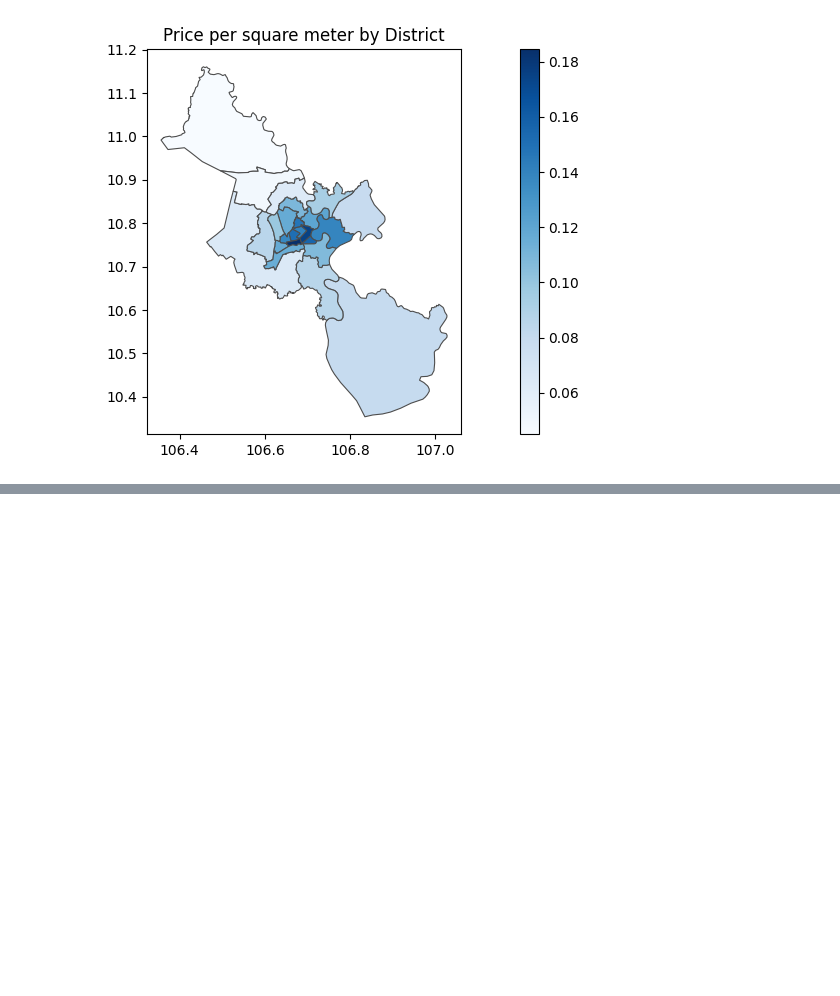
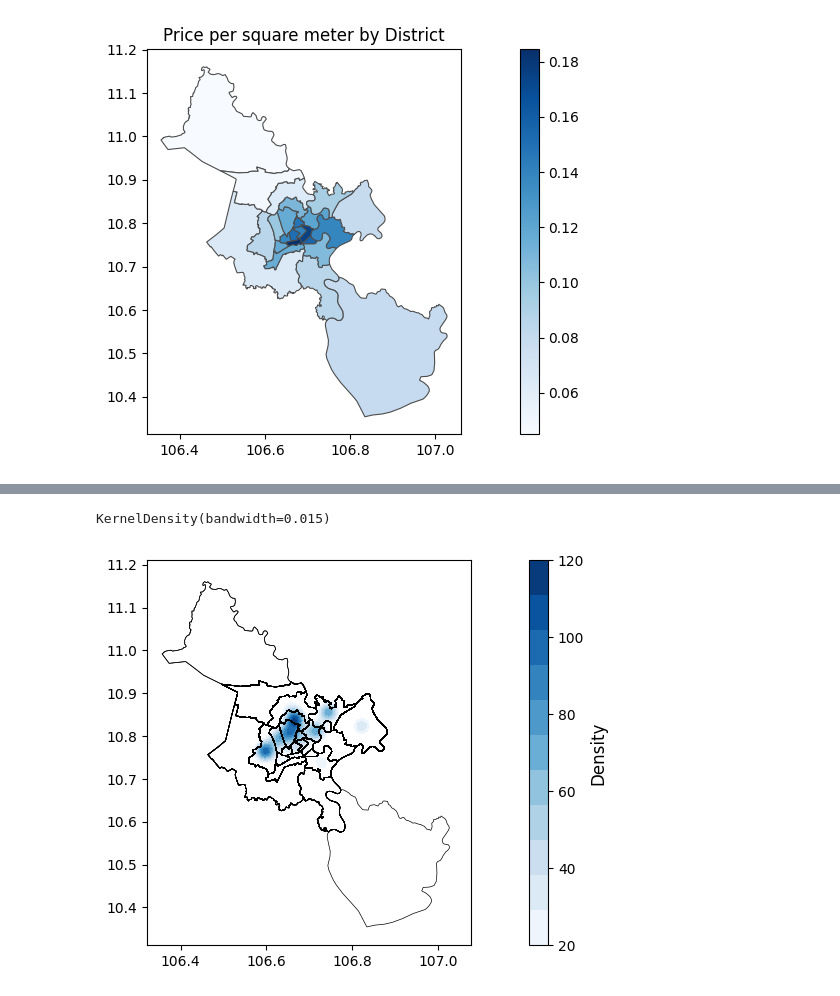
Before and after one commit to vtphatt2/House-Price-Prediction, a Jupyter notebook: KDE/VisualizeData.ipynb, the cells around one changed output, grey strips where cells are left out. Saved outputs shown, nothing was run; the diff lists cells and outputs as text; code cells hidden in the pictures; blank space fills up the shorter version.

Commit message:
KDE/VisualizeData.ipynb, SummaryFiles/submit_file.ipynb - write report, edit file

```diff
--- a/KDE/VisualizeData.ipynb
+++ b/KDE/VisualizeData.ipynb
@@ -88,0 +64,42 @@ plt.show()
+# %%
+data = pd.read_csv('../Data/data_with_gadm.csv')
+
+# Chuyển đổi cột 'geometry' sang GeoDataFrame
+gdf = gpd.GeoDataFrame(data, geometry=gpd.GeoSeries.from_wkt(data['geometry']))
+
+# Trích xuất tọa độ trung tâm của mỗi quận
+gdf['centroid'] = gdf.geometry.centroid.apply(lambda point: (point.x, point.y))
+
+# Trích xuất tọa độ
+coordinates = np.array(gdf['centroid'].tolist())
+
+# Tạo KDE
+kde = KernelDensity(bandwidth=0.015, metric='euclidean')
+kde.fit(coordinates)
+# %% [output]
+KernelDensity(bandwidth=0.015)
+# %%
+# Đánh giá KDE trên một lưới điểm
+xmin, ymin, xmax, ymax = gdf.total_bounds
+xgrid = np.linspace(xmin + 0.05, xmax + 0.05, 100)
+ygrid = np.linspace(ymin + 0.05, ymax + 0.05, 100)
+X, Y = np.meshgrid(xgrid, ygrid)
+xy_sample = np.vstack([X.ravel(), Y.ravel()]).T
+Z = kde.score_samples(xy_sample)
+Z = np.exp(Z).reshape(X.shape)
+
+# Vẽ heatmap
+fig, ax = plt.subplots(1, 1, figsize=(15, 5))
+contour = ax.contourf(X, Y, Z, levels=np.linspace(20, 120, 12), cmap='Blues')
+
+# Thêm và tùy chỉnh color bar
+cbar = plt.colorbar(contour, ax = ax)
+cbar.ax.tick_params(labelsize = 10)  # Thay đổi kích thước nhãn
+cbar.set_label('Density', size = 12)  # Đặt tiêu đề cho color bar
+cbar.set_ticks(np.linspace(20, 120, 6))  # Đặt các mốc giá trị
+
+# Vẽ bản đồ quận
+gdf.boundary.plot(ax = plt.gca(), linewidth = 0.5, edgecolor = 'black')
+plt.show()
+# %% [output]
+[figure, added]
```
Also changed, not shown: parts of 3 cells of this notebook, 1 other file.
